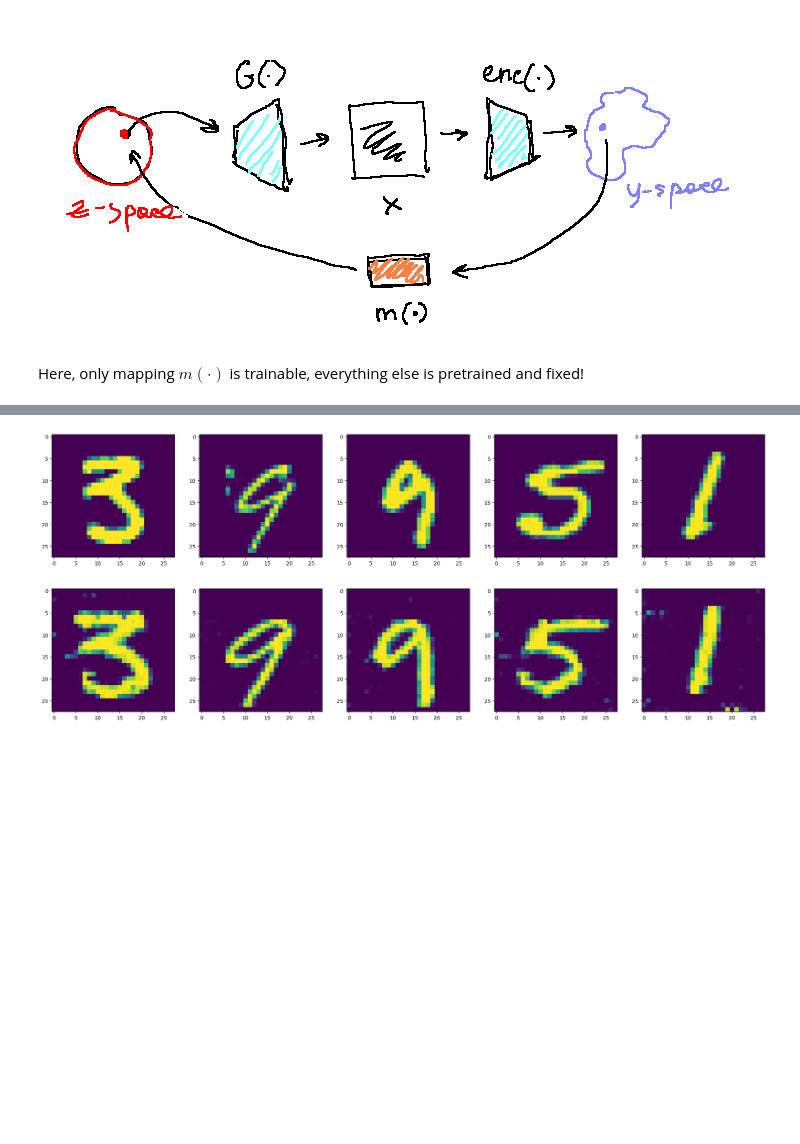
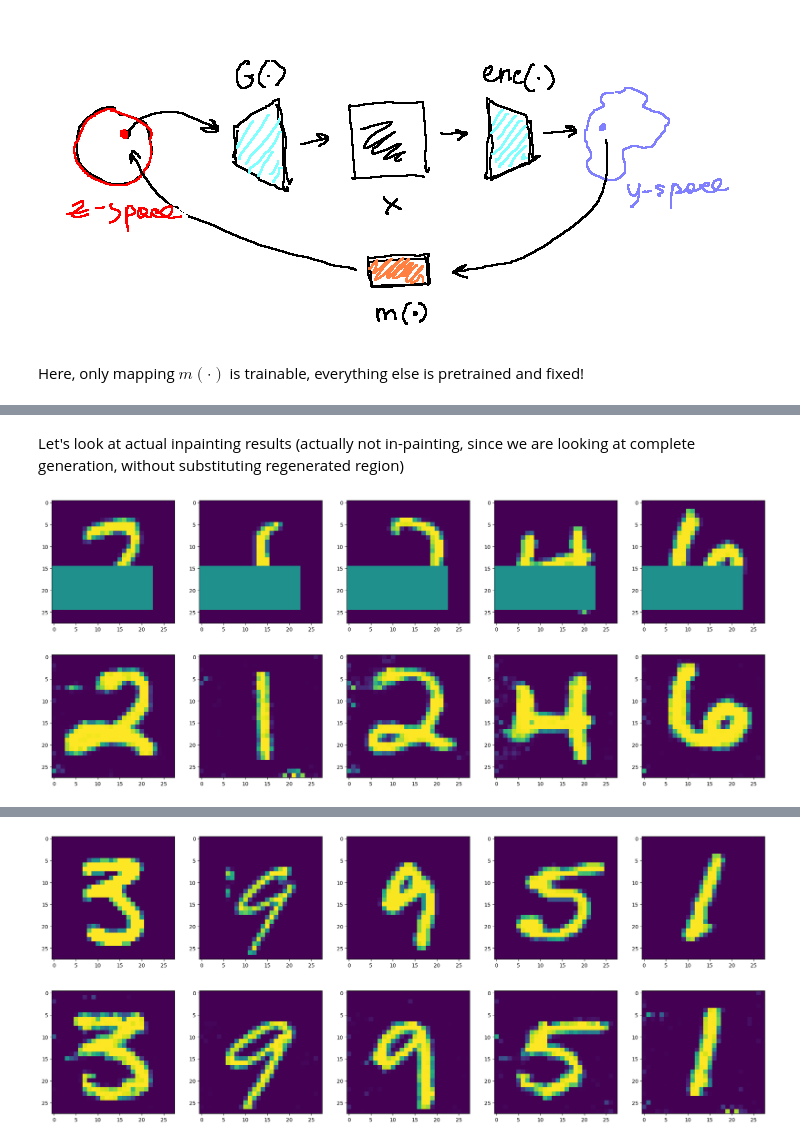
Before and after one commit to shredder67/gan-latent-inverse, a Jupyter notebook: mnist/experiment.ipynb, the cells around one changed output, grey strips where cells are left out. Saved outputs shown, nothing was run; the diff lists cells and outputs as text; code cells hidden in the pictures; blank space fills up the shorter version.

```diff
--- a/mnist/experiment.ipynb
+++ b/mnist/experiment.ipynb
@@ -147,0 +228,7 @@ plt.show()
+# %% [markdown]
+Let's look at actual inpainting results (actually not in-painting, since we are looking at complete generation, without substituting regenerated region)
+# %%
+masked_eval_samples = T.RandomErasing(p=1.)(eval_samples)
+visualize_inversion(masked_eval_samples, mapping, saved_weights_path="models/masking/mapping_3_128.pth")
+# %% [output]
+[figure, added]
```
Also changed, not shown: parts of 50 cells of this notebook, 1 other file.
